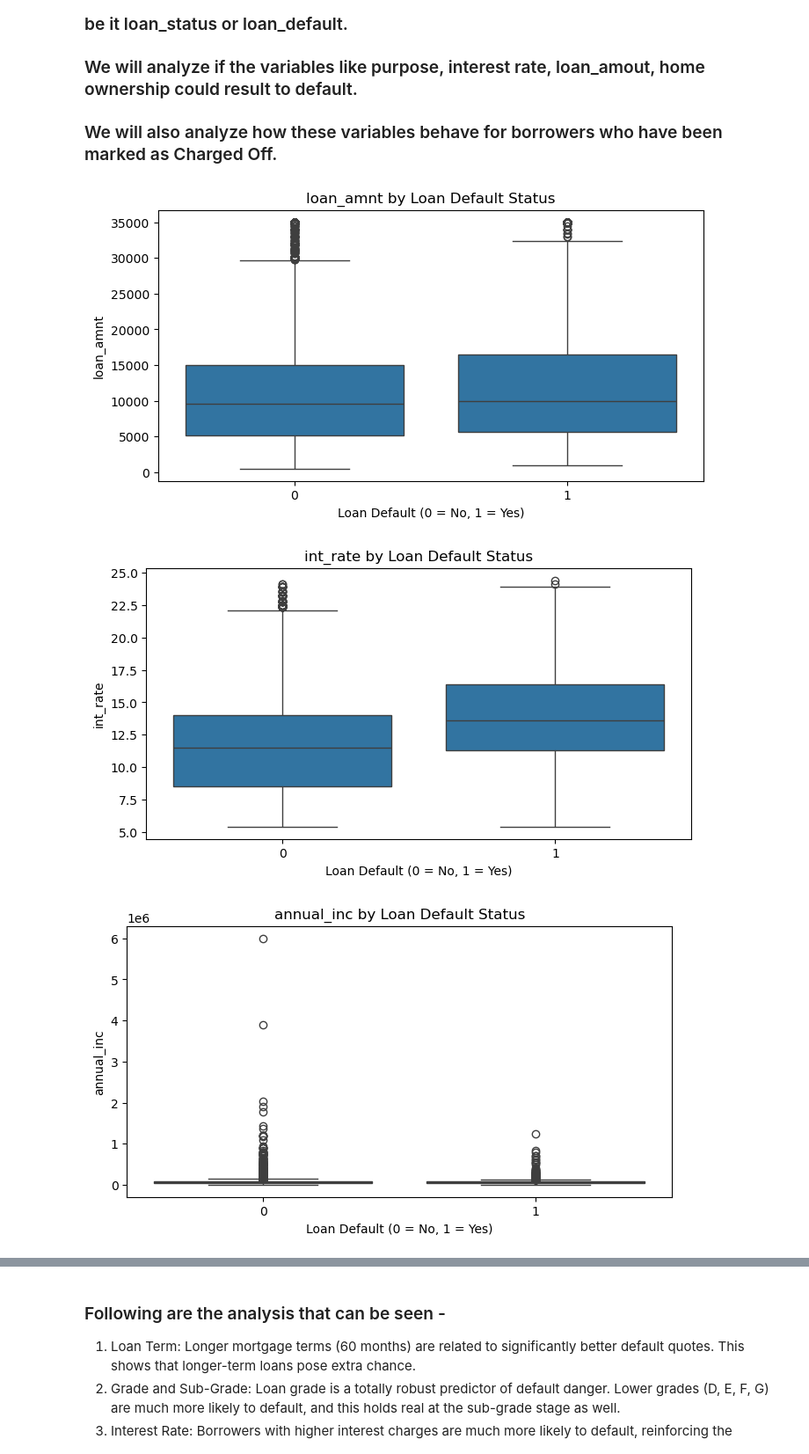
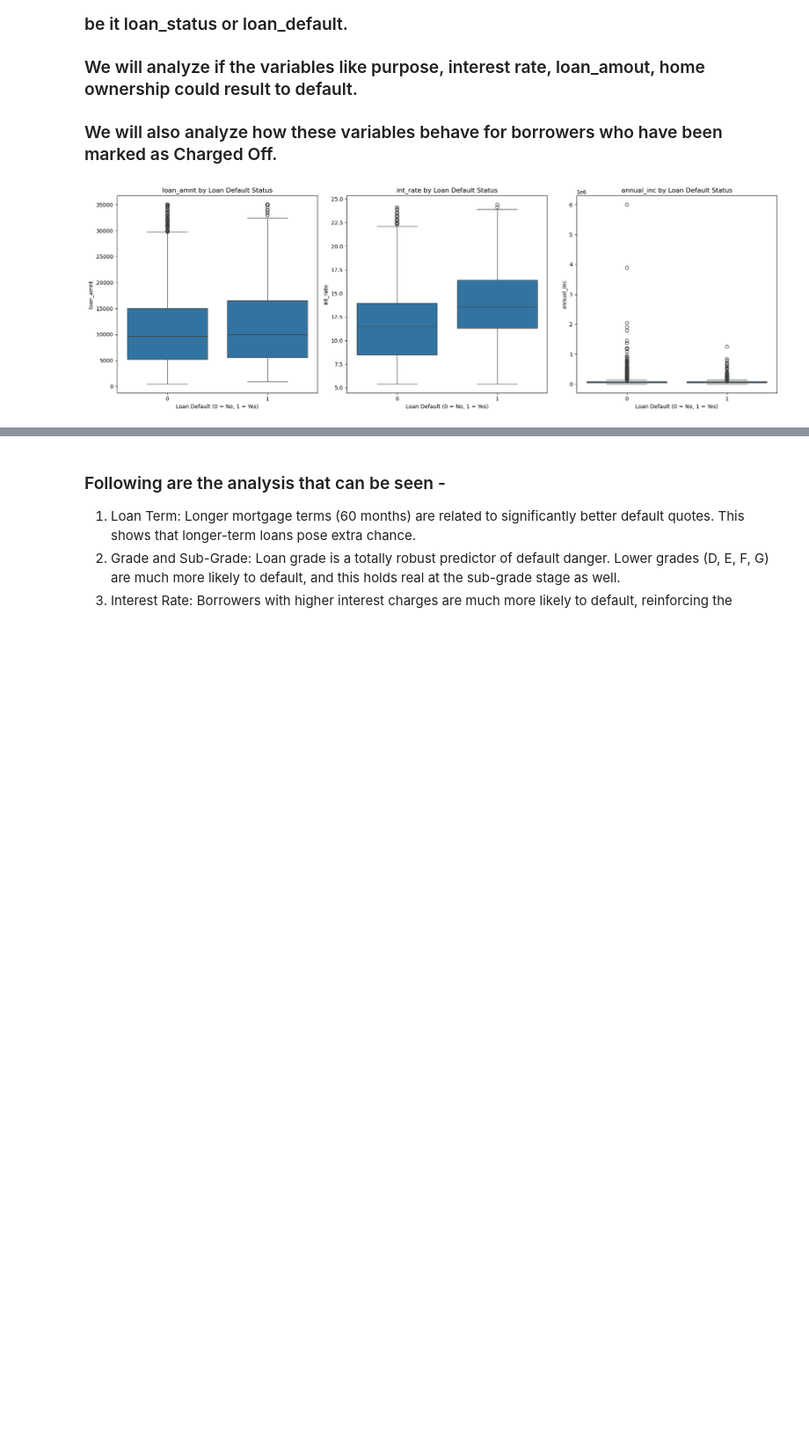
Before and after one commit to mintughosh/LendingClubCaseStudy, a Jupyter notebook: Mintu_Ghosh_Case_Study.ipynb, the cells around one changed output, grey strips where cells are left out. Shown at 88% size. Saved outputs shown, nothing was run; the diff lists cells and outputs as text; code cells hidden in the pictures; blank space fills up the shorter version.

```diff
--- a/LendingClubCaseSyudy.ipynb
+++ b/Mintu_Ghosh_Case_Study.ipynb
@@ -244,11 +244,19 @@ for var in numerical_vars:
 # List of categorical variables to plot
 categorical_vars = ['term', 'grade', 'sub_grade', 'home_ownership', 'purpose']
 
-# Plot count plots for each categorical variable
-for var in categorical_vars:
-    plt.figure(figsize=(8, 4))
-    sns.countplot(x=var, data=df_for_loan)
-    plt.title(f'Count Plot of {var}')
-    plt.xticks(rotation=45)
-    plt.show()
+# Plot count plots for each categorical variable (2 plots per row)
+fig, axes = plt.subplots(nrows=3, ncols=2, figsize=(14, 12))
+axes = axes.flatten()
+
+for i, var in enumerate(categorical_vars):
+    sns.countplot(x=var, data=df_for_loan, ax=axes[i])
+    axes[i].set_title(f'Count Plot of {var}')
+    axes[i].set_xticklabels(axes[i].get_xticklabels(), rotation=45)
+
+# Remove extra subplot if necessary
+if len(categorical_vars) % 2 != 0:
+    fig.delaxes(axes[-1])
+
+plt.tight_layout()
+plt.show()
 # %% [output]
@@ -274,16 +278,21 @@ for var in categorical_vars:
 # %%
 # Create a new binary target variable for loan default (1 = Charged Off, 0 = Fully Paid)
 df_for_loan['loan_default'] = df_for_loan['loan_status'].apply(lambda x: 1 if x == 'Charged Off' else 0)
 
+# List of numerical variables to plot
+numerical_vars = ['loan_amnt', 'int_rate', 'annual_inc']
+
 # Plot boxplots for numerical variables against loan default
-for var in numerical_vars:
-    plt.figure(figsize=(8, 4))
-    sns.boxplot(x='loan_default', y=var, data=df_for_loan)
-    plt.title(f'{var} by Loan Default Status')
-    plt.xlabel('Loan Default (0 = No, 1 = Yes)')
-    plt.ylabel(var)
-    plt.show()
+fig, axes = plt.subplots(nrows=1, ncols=3, figsize=(18, 6))  # Adjust ncols to the number of plots
+axes = axes.flatten()
+
+for i, var in enumerate(numerical_vars):
+    sns.boxplot(x='loan_default', y=var, data=df_for_loan, ax=axes[i])
+    axes[i].set_title(f'{var} by Loan Default Status')
+    axes[i].set_xlabel('Loan Default (0 = No, 1 = Yes)')
+    axes[i].set_ylabel(var)
+
+plt.tight_layout()
+plt.show()
 # %% [output]
-[figure, old version]
+[figure, new version]
-[figure, removed]
-[figure, removed]
```
Also changed, not shown: parts of 3 cells of this notebook, 2 other files.
